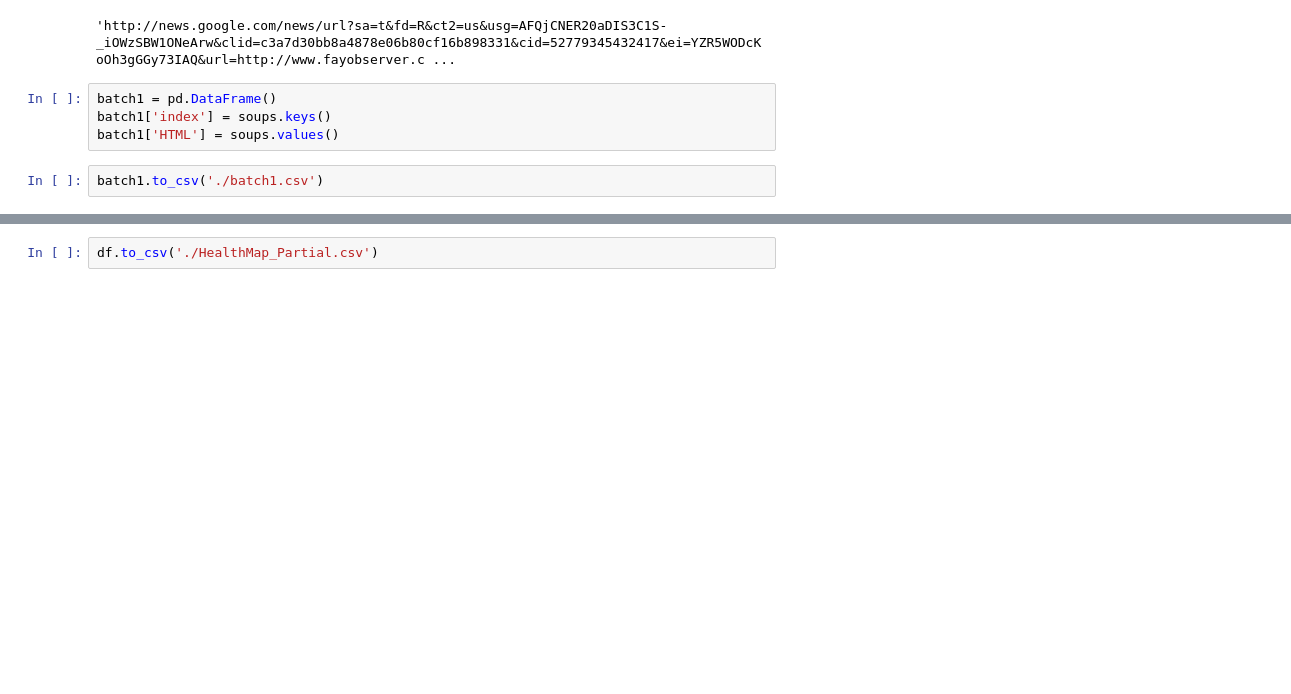
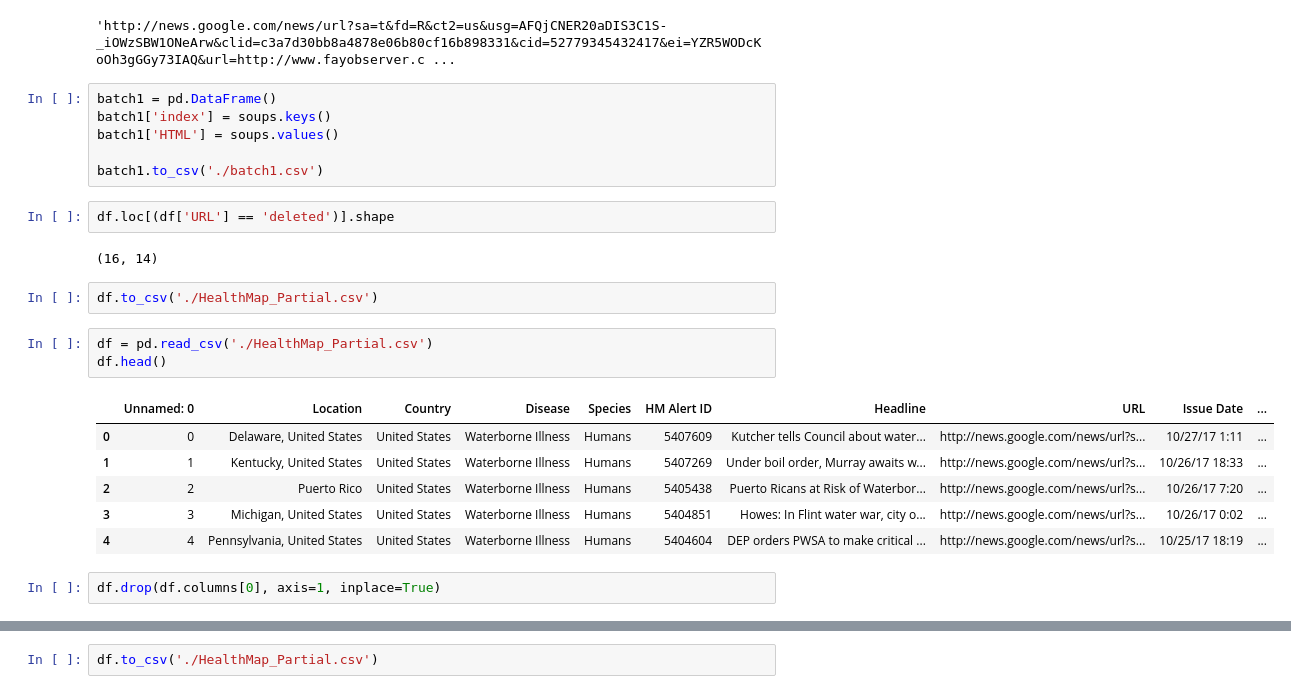
Before and after one commit to CMantell/Capstone---Boil-Order-Classifier, a Jupyter notebook: Capstone Project.ipynb, the cells around one changed output, grey strips where cells are left out. Drawn from its saved outputs; the diff is of its cells as text; blank space fills up the shorter version.

```diff
--- a/Capstone Project.ipynb
+++ b/Capstone Project.ipynb
@@ -427,5 +407,23 @@ df.URL[873]
 batch1 = pd.DataFrame()
 batch1['index'] = soups.keys()
 batch1['HTML'] = soups.values()
+
+batch1.to_csv('./batch1.csv')
+# %%
+df.loc[(df['URL'] == 'deleted')].shape
+# %% [output]
+(16, 14)
 # %%
-batch1.to_csv('./batch1.csv')
+df.to_csv('./HealthMap_Partial.csv')
+# %%
+df = pd.read_csv('./HealthMap_Partial.csv')
+df.head()
+# %% [output]
+|  | Unnamed: 0 | Location | Country | Disease | Species | HM Alert ID | Headline | URL | Issue Date | ... |
+| 0 | 0 | Delaware, United States | United States | Waterborne Illness | Humans | 5407609 | Kutcher tells Council about water... | http://news.google.com/news/url?s... | 10/27/17 1:11 | ... |
+| 1 | 1 | Kentucky, United States | United States | Waterborne Illness | Humans | 5407269 | Under boil order, Murray awaits w... | http://news.google.com/news/url?s... | 10/26/17 18:33 | ... |
+| 2 | 2 | Puerto Rico | United States | Waterborne Illness | Humans | 5405438 | Puerto Ricans at Risk of Waterbor... | http://news.google.com/news/url?s... | 10/26/17 7:20 | ... |
+| 3 | 3 | Michigan, United States | United States | Waterborne Illness | Humans | 5404851 | Howes: In Flint water war, city o... | http://news.google.com/news/url?s... | 10/26/17 0:02 | ... |
+| 4 | 4 | Pennsylvania, United States | United States | Waterborne Illness | Humans | 5404604 | DEP orders PWSA to make critical ... | http://news.google.com/news/url?s... | 10/25/17 18:19 | ... |
+# %%
+df.drop(df.columns[0], axis=1, inplace=True)
```
Also changed, not shown: parts of 64 cells of this notebook, 16 other files.
